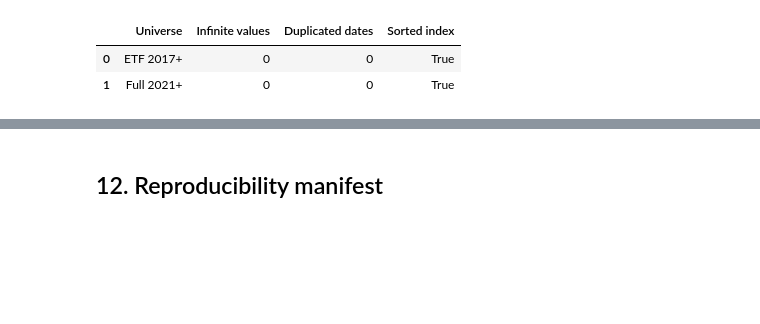
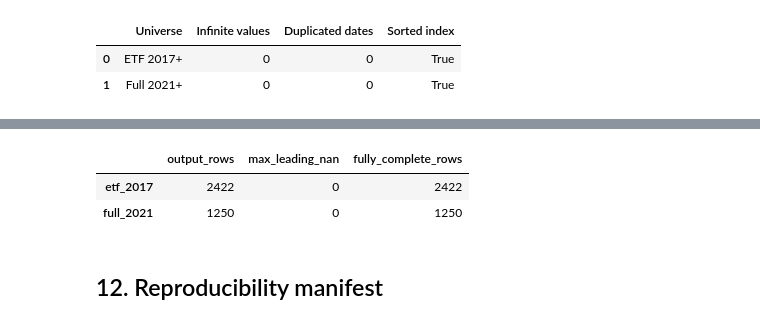
Before and after one commit to SouhailBourhim/Portfolio_ML, a Jupyter notebook: notebooks/phase3_features.ipynb, the cells around one changed output, grey strips where cells are left out. Saved outputs shown, nothing was run; the diff lists cells and outputs as text; code cells hidden in the pictures; blank space fills up the shorter version.

```diff
--- a/notebooks/phase3_features.ipynb
+++ b/notebooks/phase3_features.ipynb
@@ -403,3 +429,16 @@ quality_summary
+# %%
+warmup = pd.DataFrame(
+    {
+        "output_rows": {u: d["output_rows"] for u, d in manifest["universes"].items()},
+        "max_leading_nan": {u: d["max_leading_nan"] for u, d in manifest["universes"].items()},
+        "fully_complete_rows": {u: d["fully_complete_rows"] for u, d in manifest["universes"].items()},
+    }
+)
+warmup
+# %% [output]
+|  | output_rows | max_leading_nan | fully_complete_rows |
+| etf_2017 | 2422 | 0 | 2422 |
+| full_2021 | 1250 | 0 | 1250 |
 # %% [markdown]
 ## 12. Reproducibility manifest
 # %%
```
Also changed, not shown: parts of 14 cells of this notebook, 2 other files.
